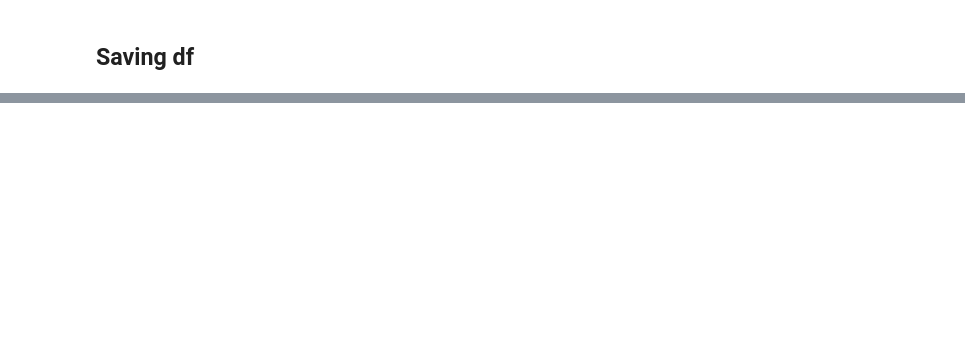
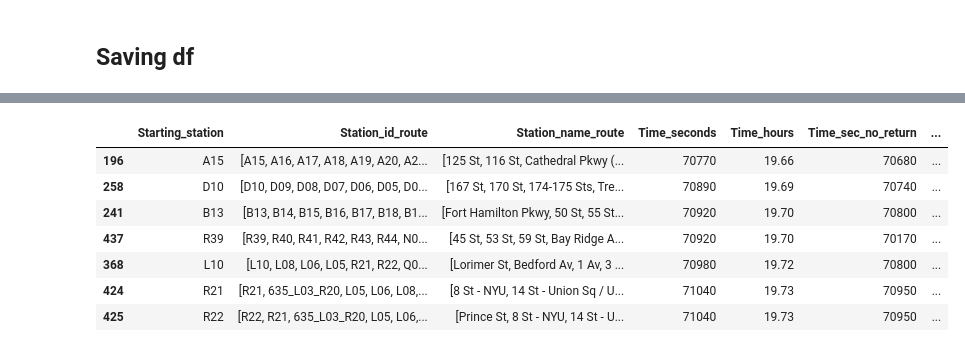
Before and after one commit to gregfeliu/The_Subway_Challenge, a Jupyter notebook: Solve_Postman_Problem_final.ipynb, the cells around one changed output, grey strips where cells are left out. Saved outputs shown, nothing was run; the diff lists cells and outputs as text; code cells hidden in the pictures; blank space fills up the shorter version.

```diff
--- a/Solve_Postman_Problem_final.ipynb
+++ b/Solve_Postman_Problem_final.ipynb
@@ -1140,0 +541,11 @@ len(TSP_solutions_df.Station_id_route[2])
+# %%
+TSP_solutions_df.sort_values(by='Time_seconds').head(7)
+# %% [output]
+|  | Starting_station | Station_id_route | Station_name_route | Time_seconds | Time_hours | Time_sec_no_return | ... |
+| 196 | A15 | [A15, A16, A17, A18, A19, A20, A2... | [125 St, 116 St, Cathedral Pkwy (... | 70770 | 19.66 | 70680 | ... |
+| 258 | D10 | [D10, D09, D08, D07, D06, D05, D0... | [167 St, 170 St, 174-175 Sts, Tre... | 70890 | 19.69 | 70740 | ... |
+| 241 | B13 | [B13, B14, B15, B16, B17, B18, B1... | [Fort Hamilton Pkwy, 50 St, 55 St... | 70920 | 19.70 | 70800 | ... |
+| 437 | R39 | [R39, R40, R41, R42, R43, R44, N0... | [45 St, 53 St, 59 St, Bay Ridge A... | 70920 | 19.70 | 70170 | ... |
+| 368 | L10 | [L10, L08, L06, L05, R21, R22, Q0... | [Lorimer St, Bedford Av, 1 Av, 3 ... | 70980 | 19.72 | 70800 | ... |
+| 424 | R21 | [R21, 635_L03_R20, L05, L06, L08,... | [8 St - NYU, 14 St - Union Sq / U... | 71040 | 19.73 | 70950 | ... |
+| 425 | R22 | [R22, R21, 635_L03_R20, L05, L06,... | [Prince St, 8 St - NYU, 14 St - U... | 71040 | 19.73 | 70950 | ... |
```
Also changed, not shown: parts of 126 cells of this notebook.
